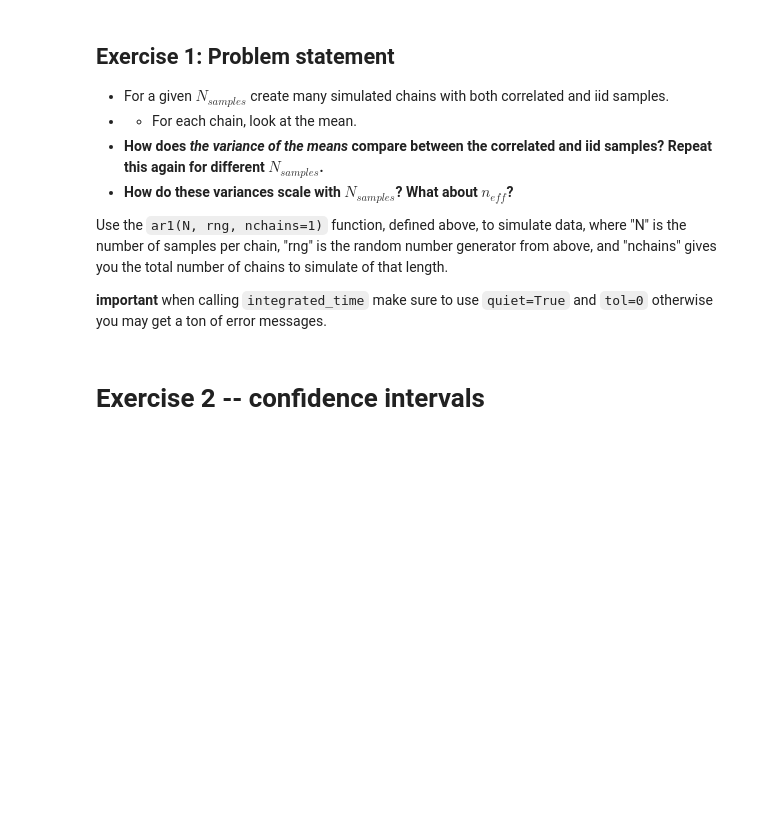
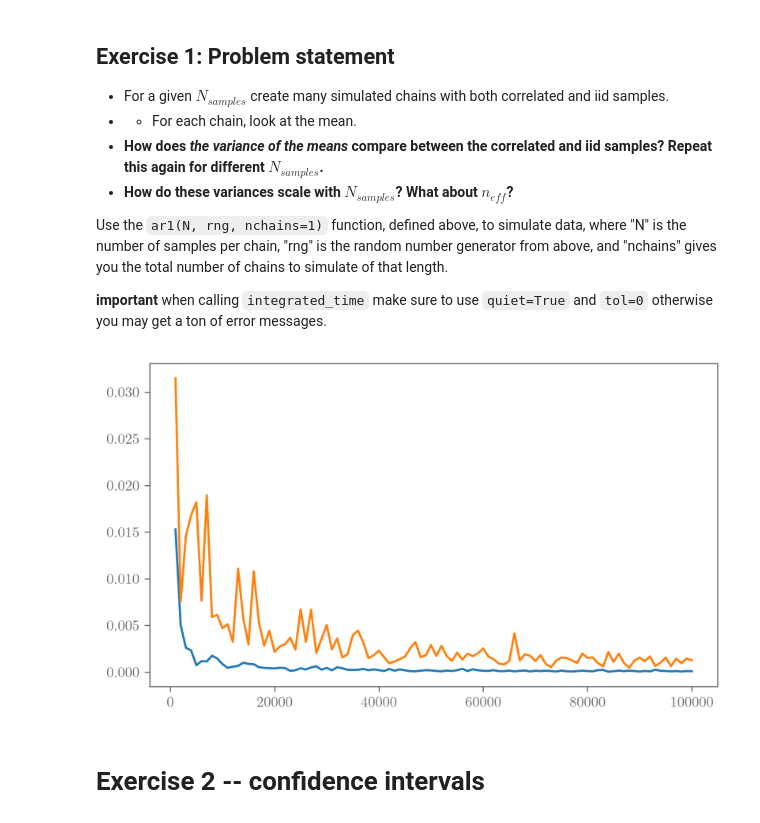
Before and after one commit to abelhecker-eth/Bayesian-Stats-HS2026, a Jupyter notebook: exercises/week7_model_checking.ipynb, the cells around one changed output. Drawn from its saved outputs; the diff is of its cells as text; code cells hidden in the pictures; blank space fills up the shorter version.

```diff
--- a/exercises/week7_model_checking.ipynb
+++ b/exercises/week7_model_checking.ipynb
@@ -134,6 +134,36 @@ plt.show()
 Use the `ar1(N, rng, nchains=1)` function, defined above, to simulate data, where "N" is the number of samples per chain, "rng" is the random number generator from above, and "nchains" gives you the total number of chains to simulate of that length.
 
 **important** when calling `integrated_time` make sure to use `quiet=True` and `tol=0` otherwise you may get a ton of error messages.
+# %%
+Nchains = 10
+Nsamples_list = np.arange(1_000, 101_000, 1000)
+
+var_m_iid_lst = []
+var_m_cor_lst = []
+for Nsamples in Nsamples_list:
+
+    iid_samples = np.random.randn(Nsamples)
+    cor_samples = ar1(Nsamples, tau_autocorr, rng)
+
+    iid_chains = iid_samples[: len(iid_samples) // Nchains * Nchains].reshape(Nchains, -1)  # (chain, draw)
+    cor_chains = cor_samples[: len(cor_samples) // Nchains * Nchains].reshape(Nchains, -1)  # (chain, draw)
+    iid_means = np.mean(iid_chains,axis=1)
+    cor_means = np.mean(cor_chains,axis=1)
+
+    var_m_iid = np.var(iid_means)
+    var_m_cor = np.var(cor_means)
+
+    var_m_iid_lst.append(var_m_iid)
+    var_m_cor_lst.append(var_m_cor)
+
+    # print(f'Nsamples: {Nsamples:>5}, var(mean(iid)): {var_m_iid} var(mean(cor)): {var_m_cor}')
+
+plt.figure()
+plt.plot(Nsamples_list, var_m_iid_lst, label='iid')
+plt.plot(Nsamples_list, var_m_cor_lst, label='cor')
+plt.show()
+# %% [output]
+[figure, added]
 # %% [markdown]
 # Exercise 2 -- confidence intervals
 # %% [markdown]
```
Also changed, not shown: parts of 3 cells of this notebook, 4 other files.
